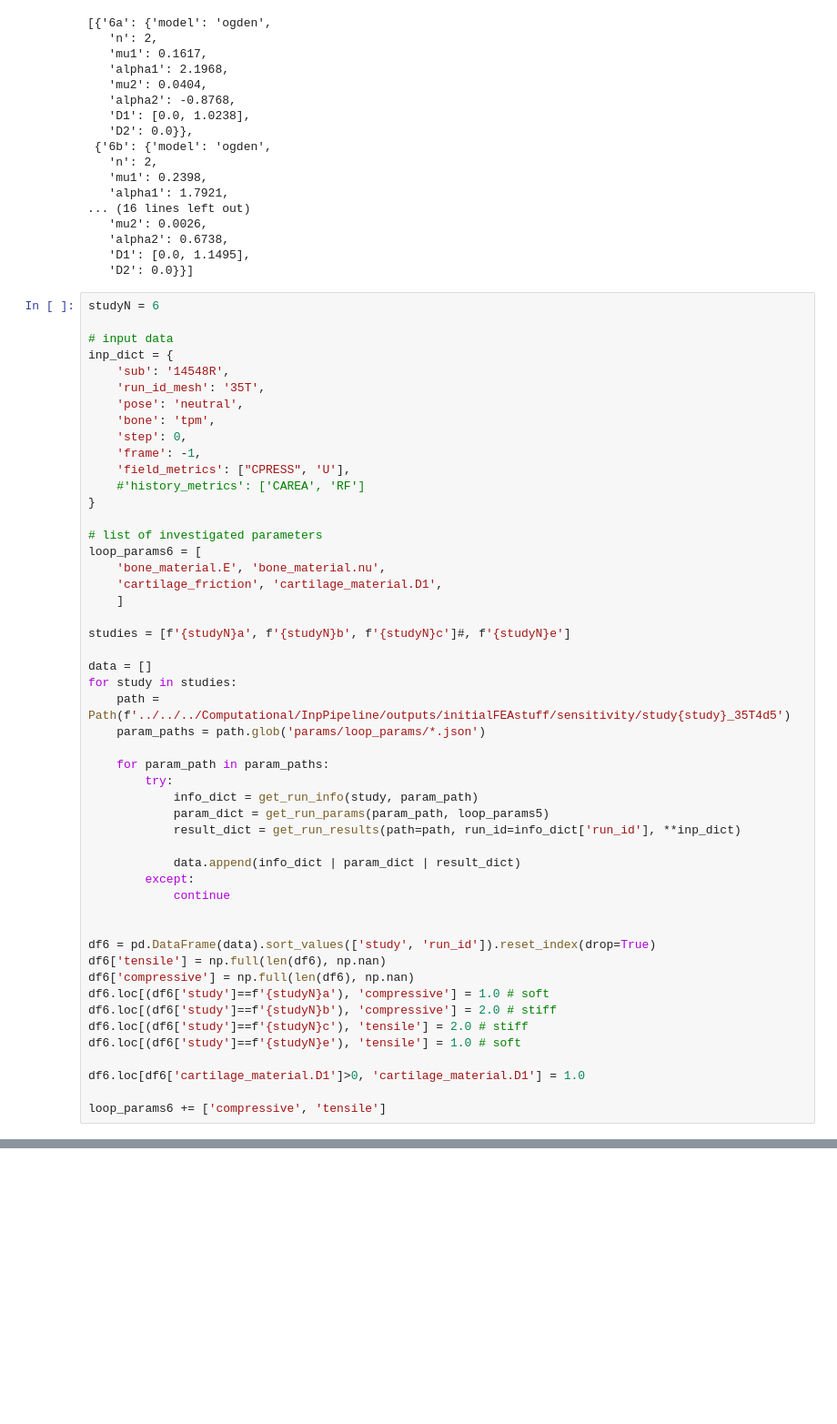
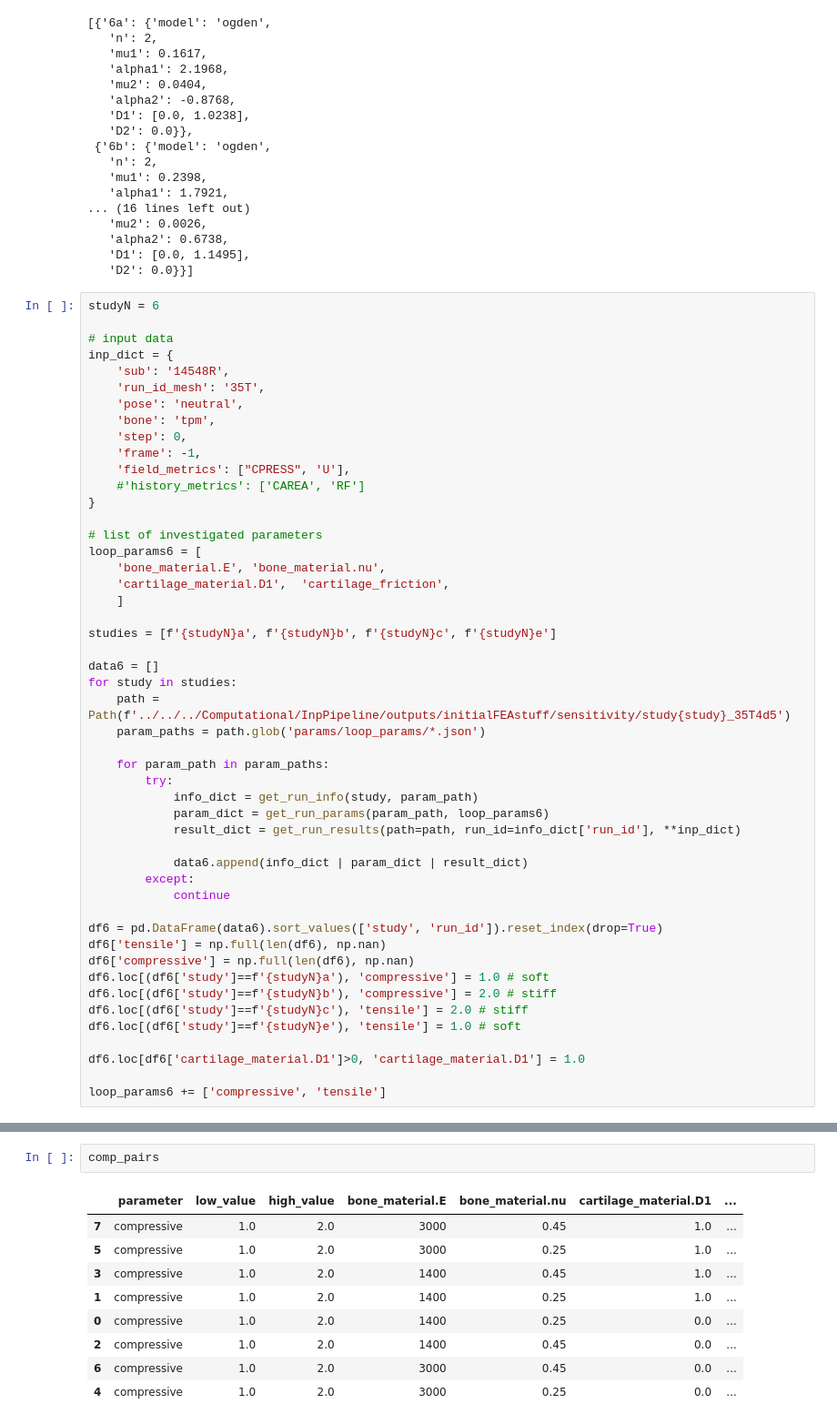
Before and after one commit to MattyOram/phd, a Jupyter notebook: WorkPackages/TMCJ-Contact/notebooks/feaAnalysis/sensitivityStudy/14548Rneutral.ipynb, the cells around one changed output, grey strips where cells are left out. Shown at 91% size. Saved outputs shown, nothing was run; the diff lists cells and outputs as text; blank space fills up the shorter version.

Commit message:
running study 7

```diff
--- a/WorkPackages/TMCJ-Contact/notebooks/feaAnalysis/sensitivityStudy/14548Rneutral.ipynb
+++ b/WorkPackages/TMCJ-Contact/notebooks/feaAnalysis/sensitivityStudy/14548Rneutral.ipynb
@@ -628,12 +575,12 @@ inp_dict = {
 # list of investigated parameters
 loop_params6 = [
     'bone_material.E', 'bone_material.nu',
-    'cartilage_friction', 'cartilage_material.D1',
+    'cartilage_material.D1',  'cartilage_friction',
     ]
 
-studies = [f'{studyN}a', f'{studyN}b', f'{studyN}c']#, f'{studyN}e']
+studies = [f'{studyN}a', f'{studyN}b', f'{studyN}c', f'{studyN}e']
 
-data = []
+data6 = []
 for study in studies:
     path = Path(f'../../../Computational/InpPipeline/outputs/initialFEAstuff/sensitivity/study{study}_35T4d5')
     param_paths = path.glob('params/loop_params/*.json')
@@ -641,15 +588,14 @@ for study in studies:
     for param_path in param_paths:
         try:
             info_dict = get_run_info(study, param_path)
-            param_dict = get_run_params(param_path, loop_params5)
+            param_dict = get_run_params(param_path, loop_params6)
             result_dict = get_run_results(path=path, run_id=info_dict['run_id'], **inp_dict)
 
-            data.append(info_dict | param_dict | result_dict)
+            data6.append(info_dict | param_dict | result_dict)
         except:
             continue
 
-
-df6 = pd.DataFrame(data).sort_values(['study', 'run_id']).reset_index(drop=True)
+df6 = pd.DataFrame(data6).sort_values(['study', 'run_id']).reset_index(drop=True)
 df6['tensile'] = np.full(len(df6), np.nan)
 df6['compressive'] = np.full(len(df6), np.nan)
 df6.loc[(df6['study']==f'{studyN}a'), 'compressive'] = 1.0 # soft
@@ -699,0 +679,12 @@ tens_pairs = paired_sensitivity_details(
+# %%
+comp_pairs
+# %% [output]
+|  | parameter | low_value | high_value | bone_material.E | bone_material.nu | cartilage_material.D1 | ... |
+| 7 | compressive | 1.0 | 2.0 | 3000 | 0.45 | 1.0 | ... |
+| 5 | compressive | 1.0 | 2.0 | 3000 | 0.25 | 1.0 | ... |
+| 3 | compressive | 1.0 | 2.0 | 1400 | 0.45 | 1.0 | ... |
+| 1 | compressive | 1.0 | 2.0 | 1400 | 0.25 | 1.0 | ... |
+| 0 | compressive | 1.0 | 2.0 | 1400 | 0.25 | 0.0 | ... |
+| 2 | compressive | 1.0 | 2.0 | 1400 | 0.45 | 0.0 | ... |
+| 6 | compressive | 1.0 | 2.0 | 3000 | 0.45 | 0.0 | ... |
+| 4 | compressive | 1.0 | 2.0 | 3000 | 0.25 | 0.0 | ... |
```
Also changed, not shown: parts of 18 cells of this notebook, 6 other files.
